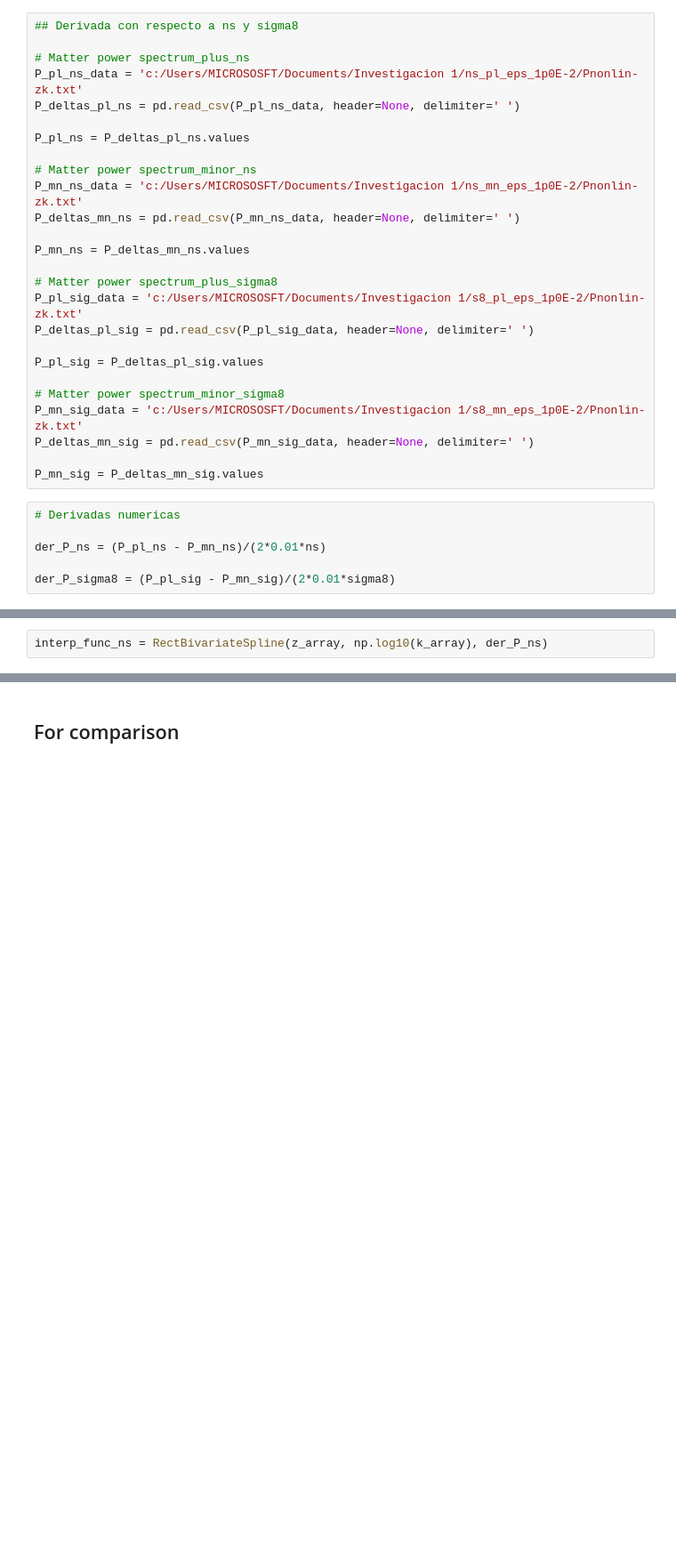
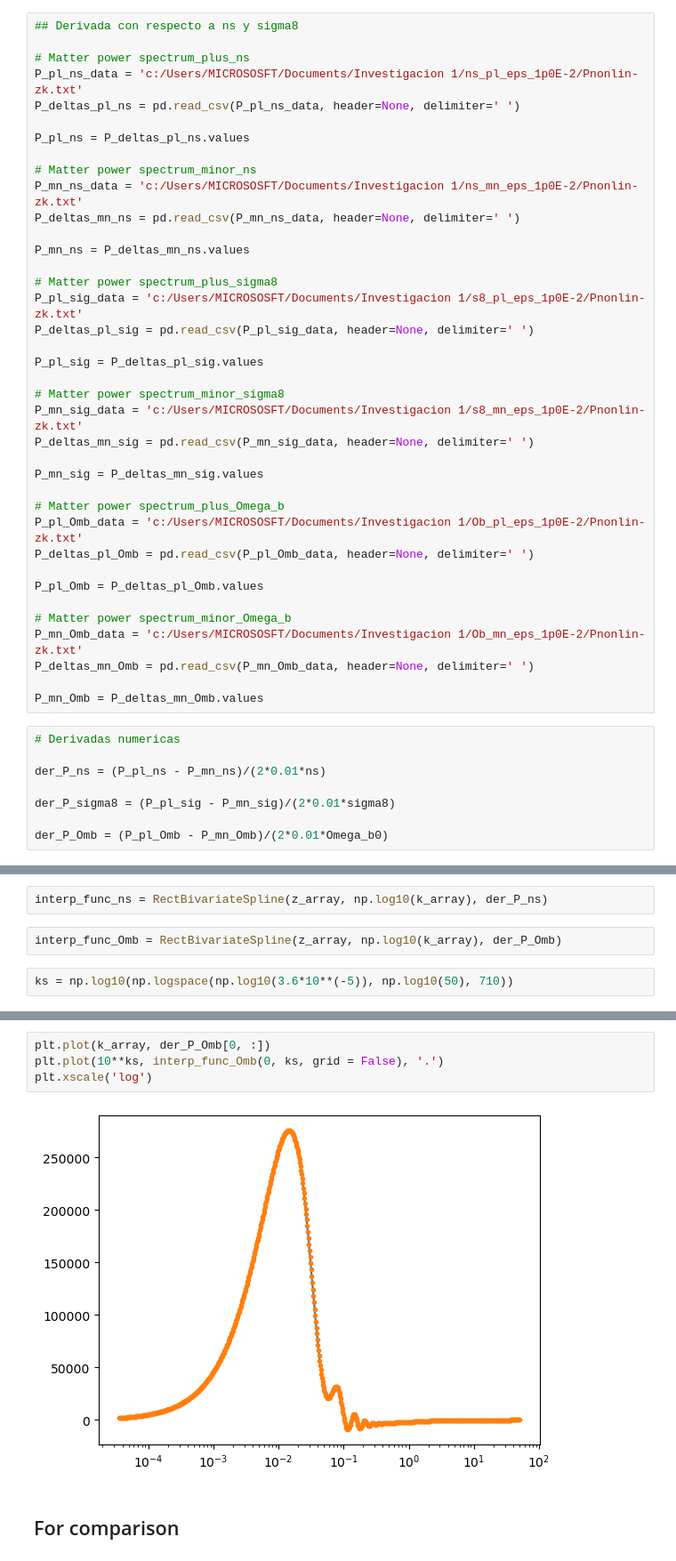
Before and after one commit to antoniacisternas/Forecast-validation-for-Euclid., a Jupyter notebook: FM_WK.ipynb, the cells around one changed output, grey strips where cells are left out. Shown at 89% size. Cells and saved outputs as stored; diff of their text form; blank space fills up the shorter version.

```diff
--- a/FM_WK.ipynb
+++ b/FM_WK.ipynb
@@ -158,13 +152,31 @@ P_mn_sig_data = 'c:/Users/MICROSOSFT/Documents/Investigacion 1/s8_mn_eps_1p0E-2/
 P_deltas_mn_sig = pd.read_csv(P_mn_sig_data, header=None, delimiter=' ')
 
 P_mn_sig = P_deltas_mn_sig.values
+
+# Matter power spectrum_plus_Omega_b
+P_pl_Omb_data = 'c:/Users/MICROSOSFT/Documents/Investigacion 1/Ob_pl_eps_1p0E-2/Pnonlin-zk.txt'
+P_deltas_pl_Omb = pd.read_csv(P_pl_Omb_data, header=None, delimiter=' ')
+
+P_pl_Omb = P_deltas_pl_Omb.values
+
+# Matter power spectrum_minor_Omega_b
+P_mn_Omb_data = 'c:/Users/MICROSOSFT/Documents/Investigacion 1/Ob_mn_eps_1p0E-2/Pnonlin-zk.txt'
+P_deltas_mn_Omb = pd.read_csv(P_mn_Omb_data, header=None, delimiter=' ')
+
+P_mn_Omb = P_deltas_mn_Omb.values
 # %%
 # Derivadas numericas
 
 der_P_ns = (P_pl_ns - P_mn_ns)/(2*0.01*ns)
 
 der_P_sigma8 = (P_pl_sig - P_mn_sig)/(2*0.01*sigma8)
+
+der_P_Omb = (P_pl_Omb - P_mn_Omb)/(2*0.01*Omega_b0)
 # %%
 interp_func_sig = RectBivariateSpline(z_array, np.log10(k_array), der_P_sigma8)
 # %%
 interp_func_ns = RectBivariateSpline(z_array, np.log10(k_array), der_P_ns)
+# %%
+interp_func_Omb = RectBivariateSpline(z_array, np.log10(k_array), der_P_Omb)
+# %%
+ks = np.log10(np.logspace(np.log10(3.6*10**(-5)), np.log10(50), 710))
@@ -171,3 +187,9 @@ interp_func_ns = RectBivariateSpline(z_array, np.log10(k_array), der_P_ns)
+# %%
+plt.plot(k_array, der_P_Omb[0, :])
+plt.plot(10**ks, interp_func_Omb(0, ks, grid = False), '.')
+plt.xscale('log')
+# %% [output]
+[figure, added]
 # %% [markdown]
 ## For comparison
 # %%
```
Also changed, not shown: parts of 47 cells of this notebook.
